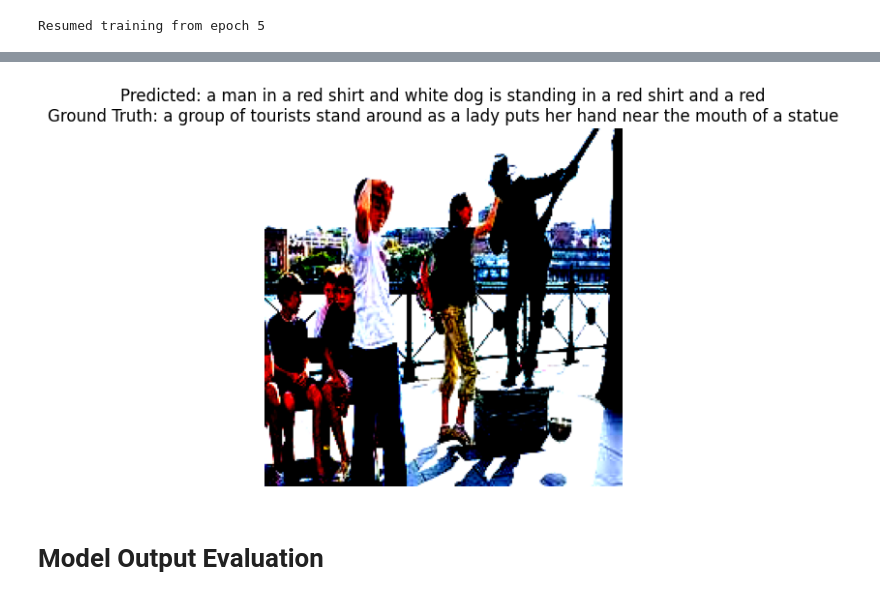
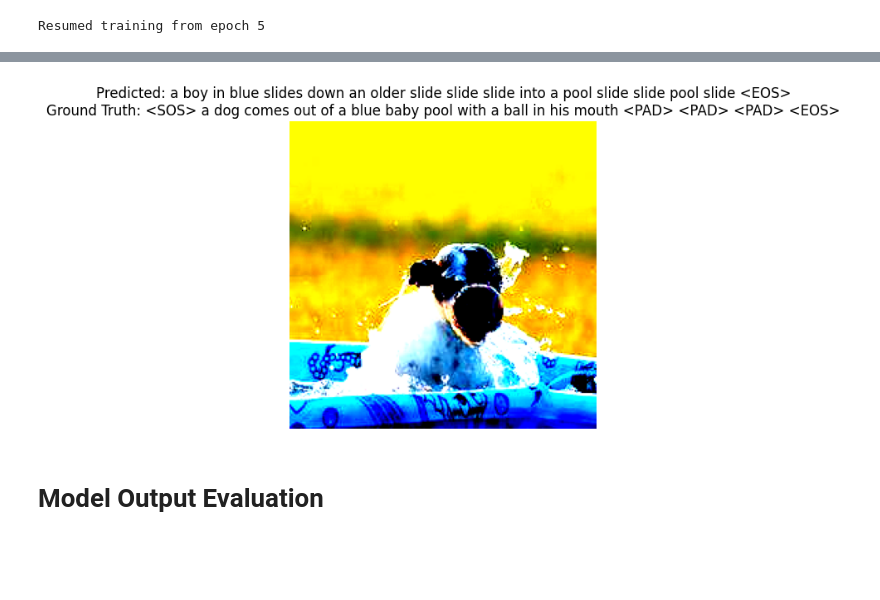
Before and after one commit to Tolgadnc/DeepLearningCourse, a Jupyter notebook: ImageCaptioning.ipynb, the cells around one changed output, grey strips where cells are left out. Drawn from its saved outputs; the diff is of its cells as text; code cells hidden in the pictures; blank space fills up the shorter version.

```diff
--- a/ImageCaptioning.ipynb
+++ b/ImageCaptioning.ipynb
@@ -122,7 +172,7 @@ val_dataset = ImageCaptionDataset(val_data, image_dir, transform, tokenizer)
 test_dataset = ImageCaptionDataset(test_data, image_dir, transform, tokenizer)
 # %%
-val_loader = DataLoader(val_dataset, batch_size=128, shuffle=False)
-test_loader = DataLoader(test_dataset, batch_size=100, shuffle=False)
+val_loader = DataLoader(val_dataset, batch_size=batch_size, shuffle=False)
+test_loader = DataLoader(test_dataset, batch_size=batch_size, shuffle=False)
 # %%
 # Fetch a batch from the DataLoader
 images, labels = next(iter(train_dataloader))
@@ -294,0 +360,5 @@ class PositionalEncoding(nn.Module):
+# %%
+x = torch.zeros((1, 10, 512))  # Batch size = 1, Sequence length = 10
+output = pos_enc(x)
+assert output.shape == x.shape, "Short sequence test failed!"
+print("Short sequence test passed!")
@@ -439,0 +579,9 @@ torch.Size([32, 20, 10000])
+# %%
+model = ImageCaptioning(
+    img_size=224, patch_size=16, embed_dim=768, num_layers=5, heads=6, vocab_size=vocab_size, max_len=20,
+    dropout=0.5).to(device)
+# %%
+images, captions = next(iter(train_dataloader))
+images, captions = images.to(device), captions.to(device)
+outputs = model(captions[:, :-1], images)  # Partial captions as input
+print("Model Output Shape:", outputs.shape)  # Should match (batch_size, seq_len - 1, vocab_size)
@@ -593,33 +759,35 @@ plt.show()
 # %% [output]
 Resumed training from epoch 5
 # %%
-model.eval()
+target_batch_index = 5  # Select the specific batch index
+for batch_index, (test_images, gt_captions) in enumerate(test_loader):
+    if batch_index == target_batch_index:
+        print(f"Displaying Batch {batch_index + 1}")
+        index_test_image = 5  # Select an image index within this batch
+        input_test_img = test_images[index_test_image].unsqueeze(0).to(device)
 
-# Select a test image by index
-index_test_image = 30
-test_images, gt_captions = next(iter(test_loader))
-input_test_img = test_images[index_test_image].unsqueeze(0).to(device)
+        # Start the decoding process with the <SOS> token
+        decoder_input = torch.tensor([[tokenizer.bos_token_id]], device=device)
+        predicted_caption = []
 
-# Start the decoding process with the <SOS> token
-decoder_input = torch.tensor([[tokenizer.bos_token_id]], device=device)
-predicted_caption = []
+        # Generate the caption
+        with torch.no_grad():
+            for _ in range(20):  # Max caption length
+                outputs = model(decoder_input, input_test_img)  # Forward pass
+                next_word = outputs[:, -1, :].argmax(dim=-1)  # Select the last predicted word
+                predicted_caption.append(next_word.item())  # Append predicted word to the caption
+                decoder_input = torch.cat([decoder_input, next_word.unsqueeze(0)], dim=1)  # Add next word to input
+                if next_word.item() == tokenizer.eos_token_id:  # Stop decoding at <EOS>
+                    break
 
-# Generate the caption
-with torch.no_grad():
-    for _ in range(20):  # Max caption length
-        outputs = model(decoder_input, input_test_img)  # Forward pass
-        next_word = outputs[:, -1, :].argmax(dim=-1)  # Select the last predicted word
-        predicted_caption.append(next_word.item())  # Append predicted word to the caption
-        decoder_input = torch.cat([decoder_input, next_word.unsqueeze(0)], dim=1)  # Add next word to input
+        # Decode the predicted and ground truth captions
+        predicted_caption_text = tokenizer.decode(predicted_caption, skip_special_tokens=False)
+        ground_truth_caption_text = tokenizer.decode(gt_captions[index_test_image].cpu().numpy(), skip_special_tokens=False)
 
-
-# Decode the predicted and ground truth captions
-predicted_caption_text = tokenizer.decode(predicted_caption, skip_special_tokens=True)
-ground_truth_caption_text = tokenizer.decode(gt_captions[index_test_image].cpu().numpy(), skip_special_tokens=True)
-
-# Visualize the image with the predicted and ground truth captions
-plt.imshow(test_images[index_test_image].permute(1, 2, 0).cpu().numpy())
-plt.title(f"Predicted: {predicted_caption_text}\nGround Truth: {ground_truth_caption_text}")
-plt.axis('off')
-plt.show()
+        # Visualize the image with the predicted and ground truth captions
+        plt.imshow(test_images[index_test_image].permute(1, 2, 0).cpu().numpy())
+        plt.title(f"Predicted: {predicted_caption_text}\nGround Truth: {ground_truth_caption_text}")
+        plt.axis('off')
+        plt.show()
+        break  # Exit after visualizing the selected batch
 # %% [output]
@@ -627,4 +796,4 @@ WARNING:matplotlib.image:Clipping input data to the valid range for imshow with
-[figure, old version]
+[figure, new version]
 # %% [markdown]
 # Model Output Evaluation
 # %%
```
Also changed, not shown: parts of 39 cells of this notebook.
